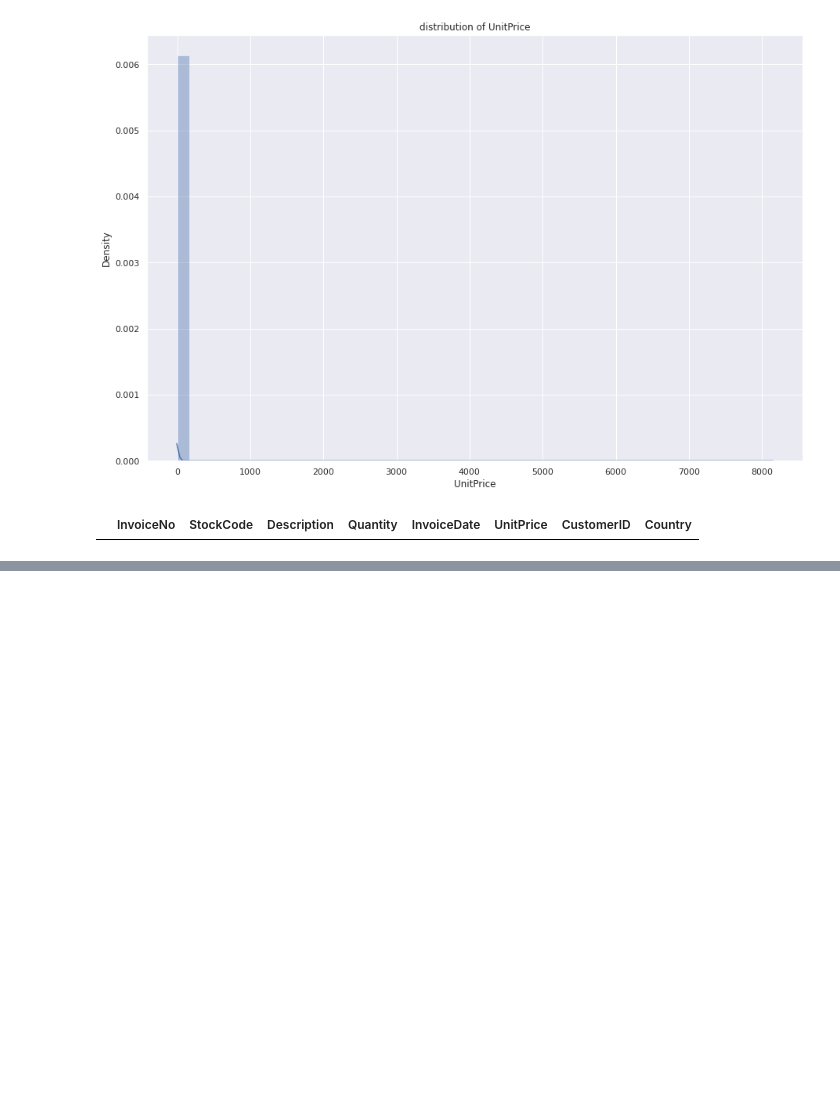
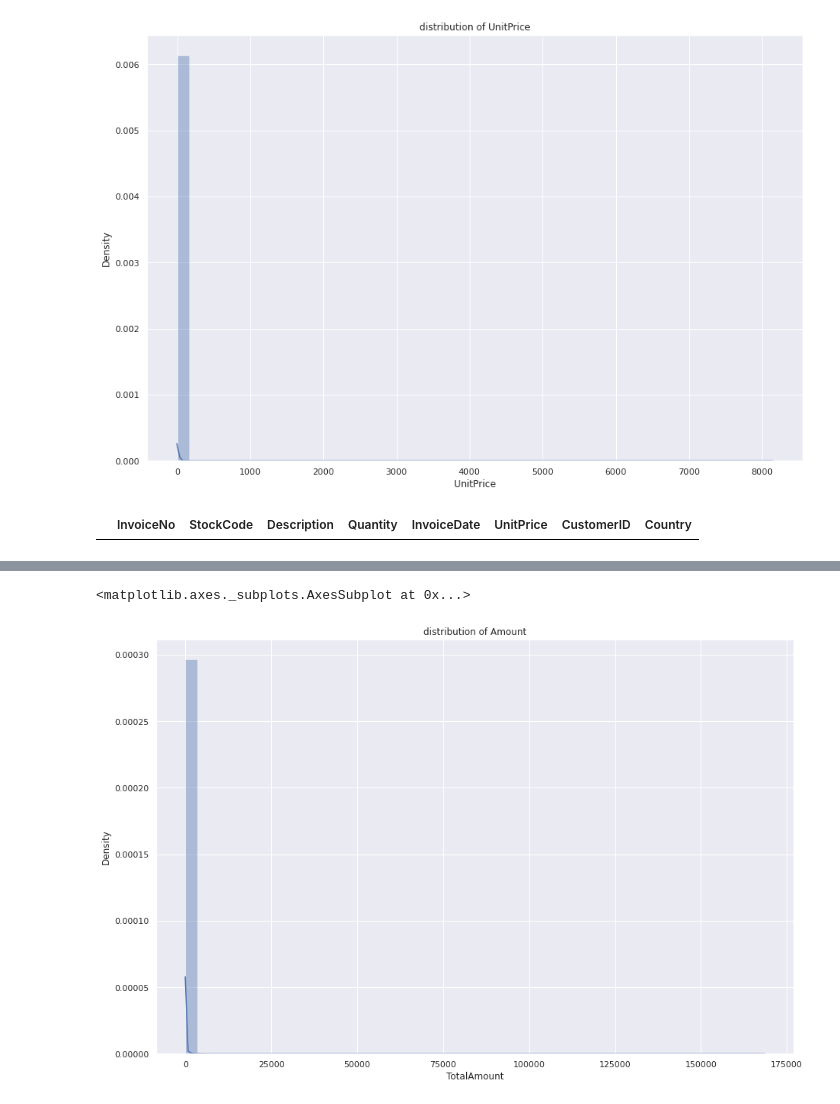
Before and after one commit to Onkar-TAE/Customer-Segmentation, a Jupyter notebook: Online_Retail_Customer_Segmentation_Capstone_Project.ipynb, the cells around one changed output, grey strips where cells are left out. Cells and saved outputs as stored; diff of their text form; code cells hidden in the pictures; blank space fills up the shorter version.

```diff
--- a/Online_Retail_Customer_Segmentation_Capstone_Project.ipynb
+++ b/Online_Retail_Customer_Segmentation_Capstone_Project.ipynb
@@ -418,0 +425,2 @@ df.head(5)
+# %%
+df['Day']=df['InvoiceDate'].dt.day_name()
@@ -418,0 +429,6 @@ df.head(5)
+# %%
+df["year"] = df["InvoiceDate"].apply(lambda x: x.year)
+df["month_num"] = df["InvoiceDate"].apply(lambda x: x.month)
+df["day_num"] = df["InvoiceDate"].apply(lambda x: x.day)
+df["hour"] = df["InvoiceDate"].apply(lambda x: x.hour)
+df["minute"] = df["InvoiceDate"].apply(lambda x: x.minute)
@@ -418,0 +446,2 @@ df.head(5)
+# %%
+df['TotalAmount']=df['Quantity']*df['UnitPrice']
@@ -418,0 +450,2 @@ df.head(5)
+# %%
+df['Month']=df['InvoiceDate'].dt.month_name()
@@ -418,0 +461,7 @@ df.head(5)
+# %%
+plt.figure(figsize=(15,10))
+plt.title('distribution of Amount')
+sns.distplot(df['TotalAmount'],color="B")
+# %% [output]
+<matplotlib.axes._subplots.AxesSubplot at 0x...>
+[figure, added]
```
Also changed, not shown: parts of 24 cells of this notebook.
